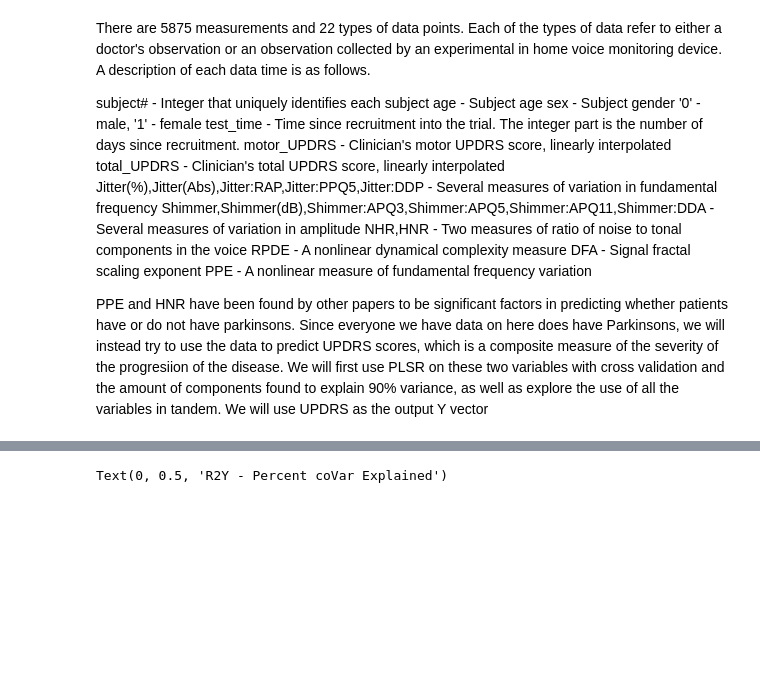
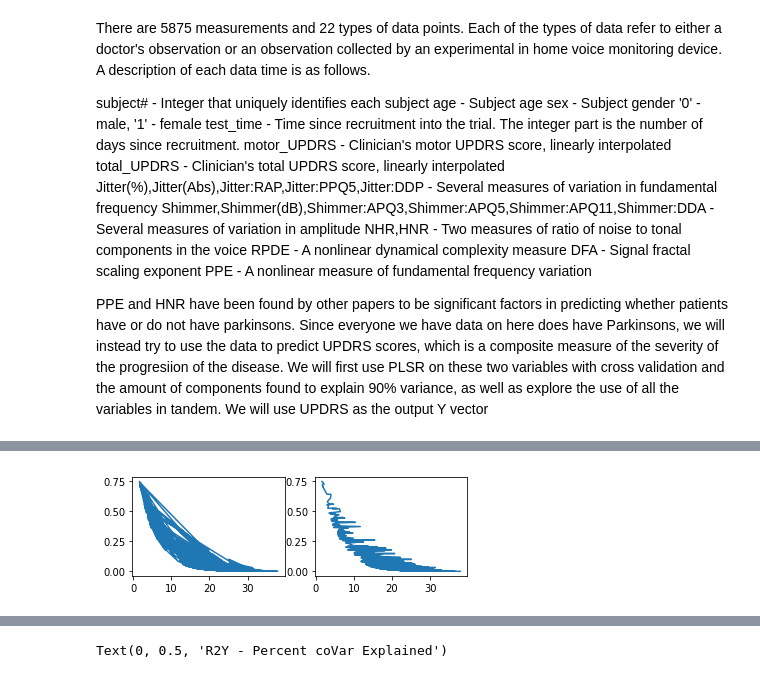
Before and after one commit to medium3rdparty/188-Final-Project, a Jupyter notebook: 188 Final Project - Code - V3.0.ipynb, the cells around one changed output, grey strips where cells are left out. Drawn from its saved outputs; the diff is of its cells as text; code cells hidden in the pictures; blank space fills up the shorter version.

```diff
--- a/188 Final Project - Code - V3.0.ipynb
+++ b/188 Final Project - Code - V3.0.ipynb
@@ -116,3 +121,18 @@ corr_table
 | RPDE | 0.12 | 0.15 | 0.53 | 0.63 | 0.45 | 0.51 | 0.45 | 0.48 | ... |
 | DFA | -0.13 | -0.14 | 0.44 | 0.49 | 0.43 | 0.48 | 0.43 | 0.28 | ... |
 | PPE | 0.16 | 0.16 | 0.85 | 0.80 | 0.77 | 0.84 | 0.77 | 0.64 | ... |
+# %%
+#rearranges data based on one row
+data_sort = data[data[:,17].argsort()]
+
+#convert data into DataFrame with column label
+dfs = pd.DataFrame(data_sort, columns=data_columns)
+
+plt.subplot(2,2,1)
+plt.plot(HNR, NHR)
+
+
+plt.subplot(2,2,2)
+_ = plt.plot(dfs['HNR'], dfs['NHR'])
+# %% [output]
+[figure, added]
```
Also changed, not shown: parts of 12 cells of this notebook.
